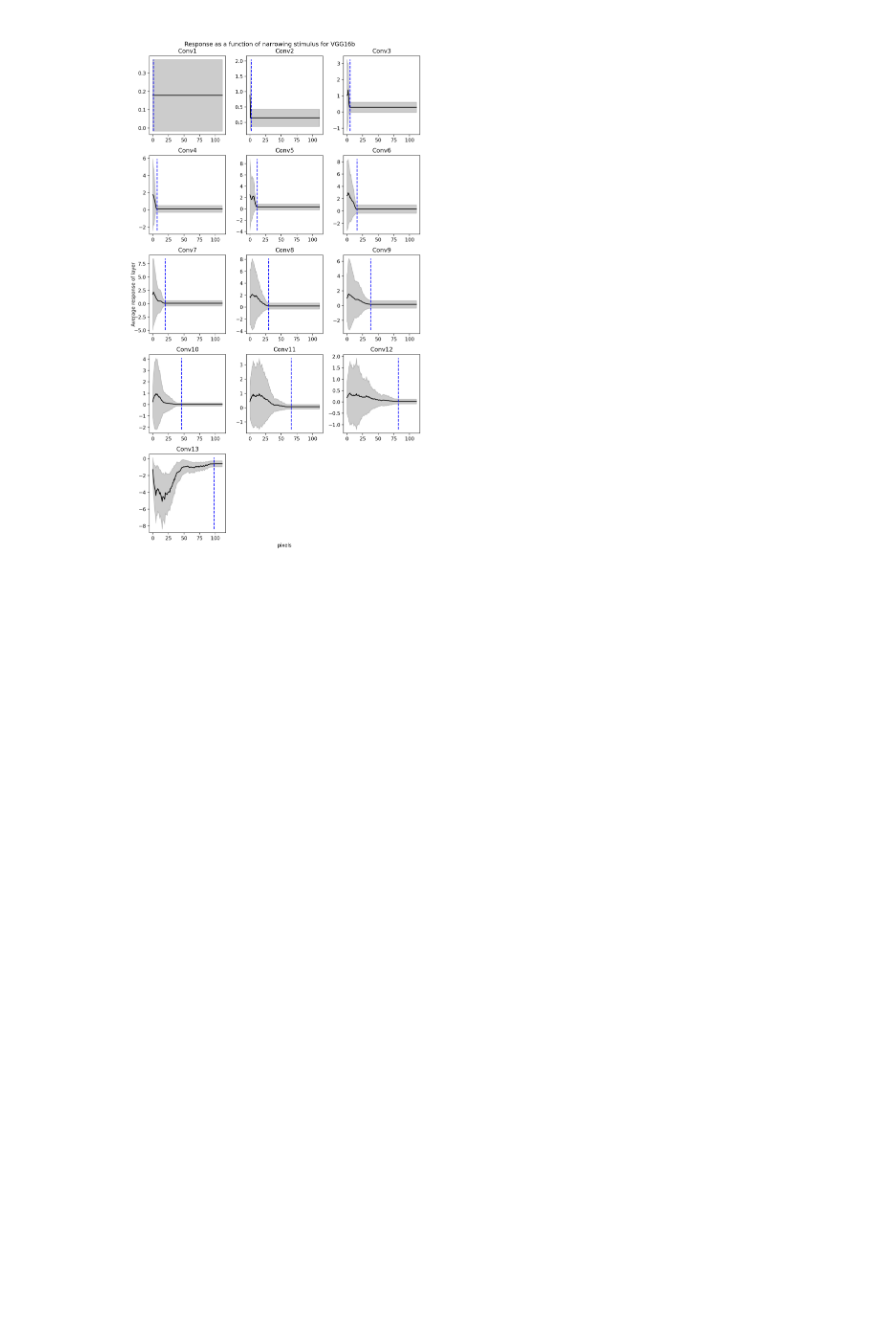
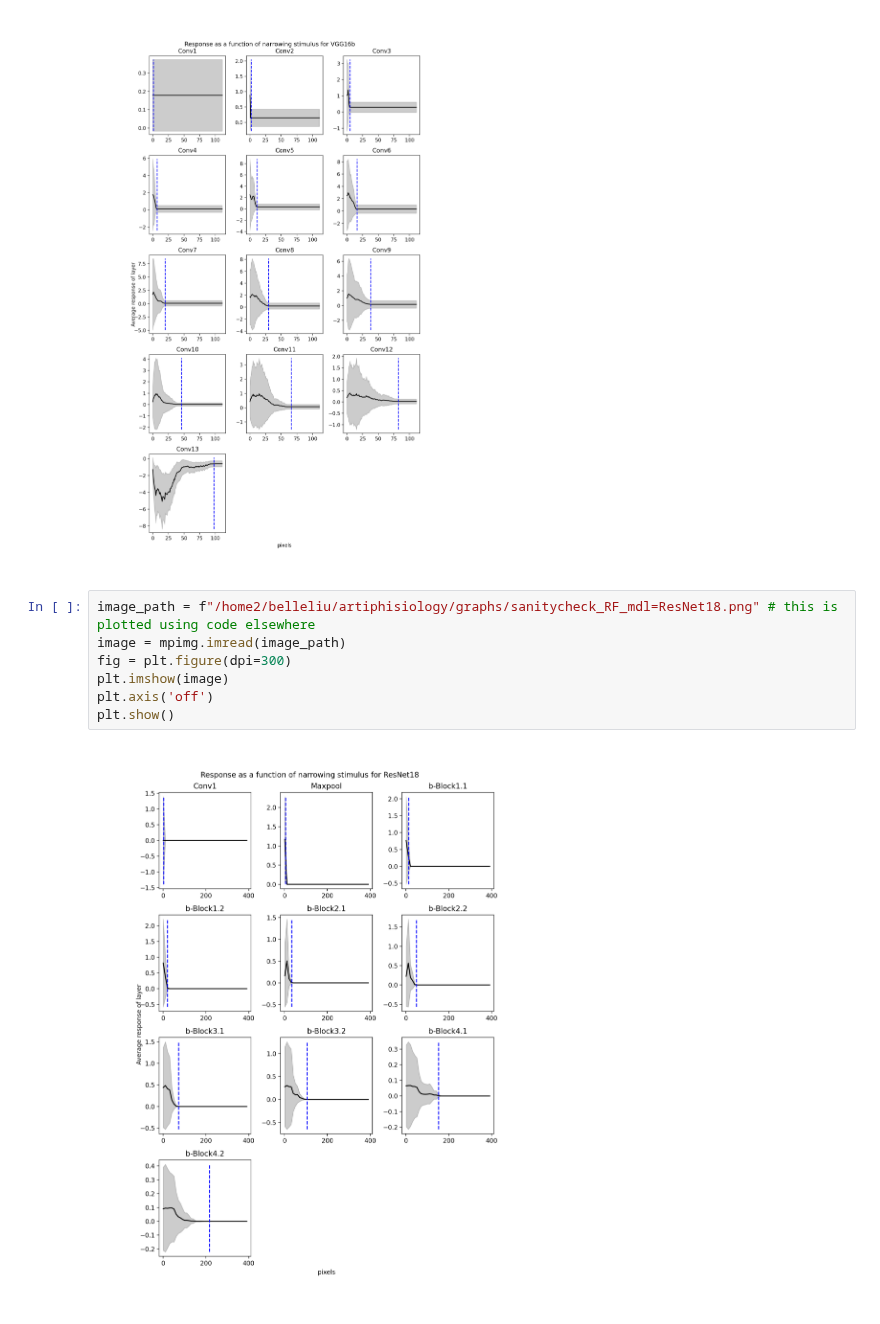
Before and after one commit to L24358/artiphisiology, a Jupyter notebook: main/reports/20230516_sanity_check.ipynb, the cells around one changed output. Cells and saved outputs as stored; diff of their text form; blank space fills up the shorter version.

```diff
--- a/main/reports/20230516_sanity_check.ipynb
+++ b/main/reports/20230516_sanity_check.ipynb
@@ -30,3 +30,12 @@ plt.axis('off')
 plt.show()
 # %% [output]
 [figure]
+# %%
+image_path = f"/home2/belleliu/artiphisiology/graphs/sanitycheck_RF_mdl=ResNet18.png" # this is plotted using code elsewhere
+image = mpimg.imread(image_path)
+fig = plt.figure(dpi=300)
+plt.imshow(image)
+plt.axis('off')
+plt.show()
+# %% [output]
+[figure, added]
```
Also changed, not shown: parts of 2 cells of this notebook, 7 other files.
